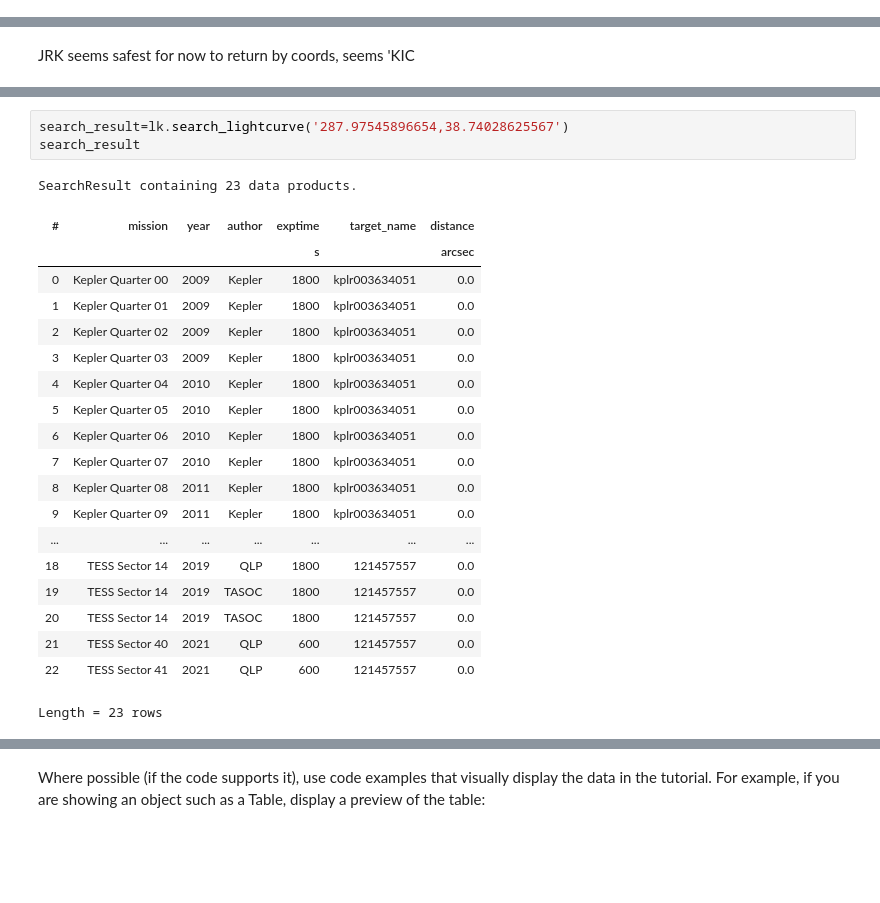
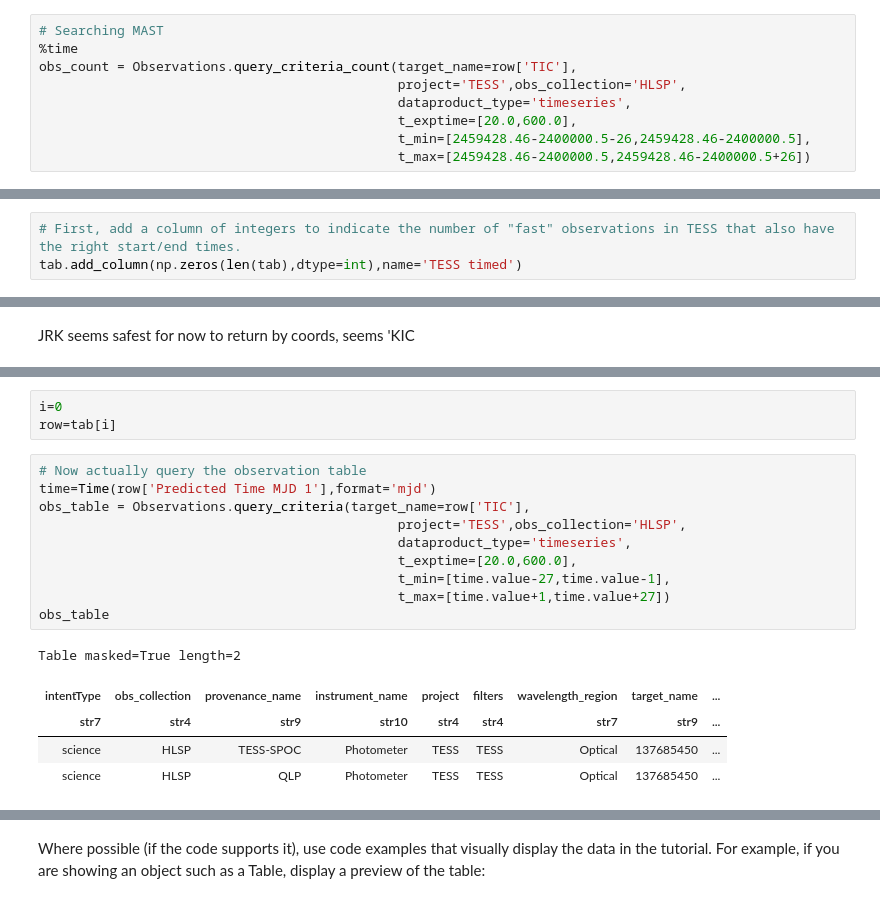
Before and after one commit to spacetelescope/project-tikebook, a Jupyter notebook: kepler_counterparts/kepler_counterparts.ipynb, the cells around one changed output, grey strips where cells are left out. Drawn from its saved outputs; the diff is of its cells as text; blank space fills up the shorter version.

```diff
--- a/kepler_counterparts/kepler_counterparts.ipynb
+++ b/kepler_counterparts/kepler_counterparts.ipynb
@@ -283,0 +448,9 @@ print(np.where(tab['TESS fast']==0))
+# %%
+# Searching MAST
+%time
+obs_count = Observations.query_criteria_count(target_name=row['TIC'],
+                                              project='TESS',obs_collection='HLSP',
+                                              dataproduct_type='timeseries',
+                                              t_exptime=[20.0,600.0],
+                                              t_min=[2459428.46-2400000.5-26,2459428.46-2400000.5],
+                                              t_max=[2459428.46-2400000.5,2459428.46-2400000.5+26])
@@ -283,0 +466,3 @@ print(np.where(tab['TESS fast']==0))
+# %%
+# First, add a column of integers to indicate the number of "fast" observations in TESS that also have the right start/end times.
+tab.add_column(np.zeros(len(tab),dtype=int),name='TESS timed')
@@ -331,24 +625,19 @@ Length = 35 rows
-# %%
-search_result=lk.search_lightcurve('287.97545896654,38.74028625567')
-search_result
-# %% [output]
-SearchResult containing 23 data products.
-| # | mission | year | author | exptime | target_name | distance |
-|  |  |  |  | s |  | arcsec |
-| 0 | Kepler Quarter 00 | 2009 | Kepler | 1800 | kplr003634051 | 0.0 |
-| 1 | Kepler Quarter 01 | 2009 | Kepler | 1800 | kplr003634051 | 0.0 |
-| 2 | Kepler Quarter 02 | 2009 | Kepler | 1800 | kplr003634051 | 0.0 |
-| 3 | Kepler Quarter 03 | 2009 | Kepler | 1800 | kplr003634051 | 0.0 |
-| 4 | Kepler Quarter 04 | 2010 | Kepler | 1800 | kplr003634051 | 0.0 |
-| 5 | Kepler Quarter 05 | 2010 | Kepler | 1800 | kplr003634051 | 0.0 |
-| 6 | Kepler Quarter 06 | 2010 | Kepler | 1800 | kplr003634051 | 0.0 |
-| 7 | Kepler Quarter 07 | 2010 | Kepler | 1800 | kplr003634051 | 0.0 |
-| 8 | Kepler Quarter 08 | 2011 | Kepler | 1800 | kplr003634051 | 0.0 |
-| 9 | Kepler Quarter 09 | 2011 | Kepler | 1800 | kplr003634051 | 0.0 |
-| ... | ... | ... | ... | ... | ... | ... |
-| 18 | TESS Sector 14 | 2019 | QLP | 1800 | 121457557 | 0.0 |
-| 19 | TESS Sector 14 | 2019 | TASOC | 1800 | 121457557 | 0.0 |
-| 20 | TESS Sector 14 | 2019 | TASOC | 1800 | 121457557 | 0.0 |
-| 21 | TESS Sector 40 | 2021 | QLP | 600 | 121457557 | 0.0 |
-| 22 | TESS Sector 41 | 2021 | QLP | 600 | 121457557 | 0.0 |
-Length = 23 rows
+# %%
+i=0
+row=tab[i]
+# %%
+# Now actually query the observation table
+time=Time(row['Predicted Time MJD 1'],format='mjd')
+obs_table = Observations.query_criteria(target_name=row['TIC'],
+                                              project='TESS',obs_collection='HLSP',
+                                              dataproduct_type='timeseries',
+                                              t_exptime=[20.0,600.0],
+                                              t_min=[time.value-27,time.value-1],
+                                              t_max=[time.value+1,time.value+27])
+obs_table
+# %% [output]
+Table masked=True length=2
+| intentType | obs_collection | provenance_name | instrument_name | project | filters | wavelength_region | target_name | ... |
+| str7 | str4 | str9 | str10 | str4 | str4 | str7 | str9 | ... |
+| science | HLSP | TESS-SPOC | Photometer | TESS | TESS | Optical | 137685450 | ... |
+| science | HLSP | QLP | Photometer | TESS | TESS | Optical | 137685450 | ... |
```
Also changed, not shown: parts of 48 cells of this notebook.
